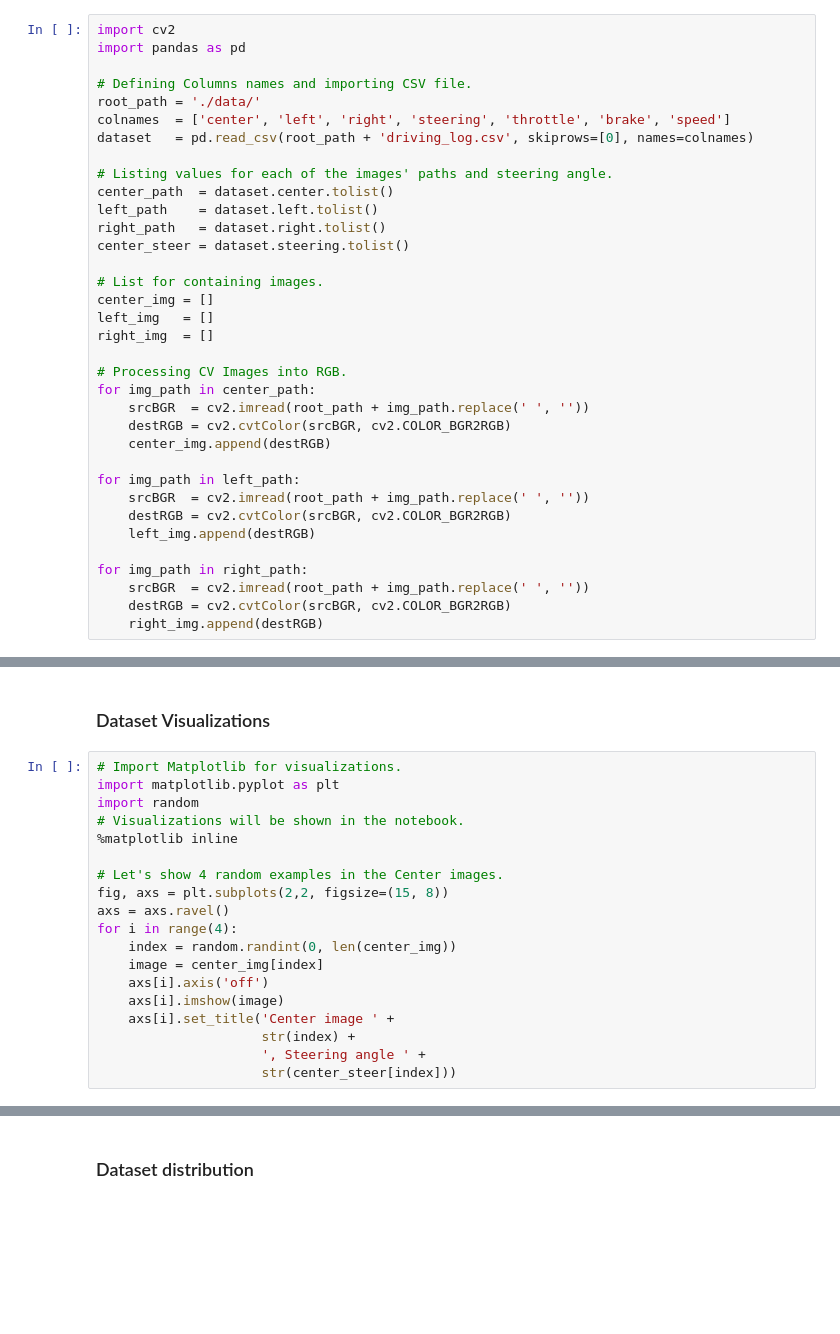
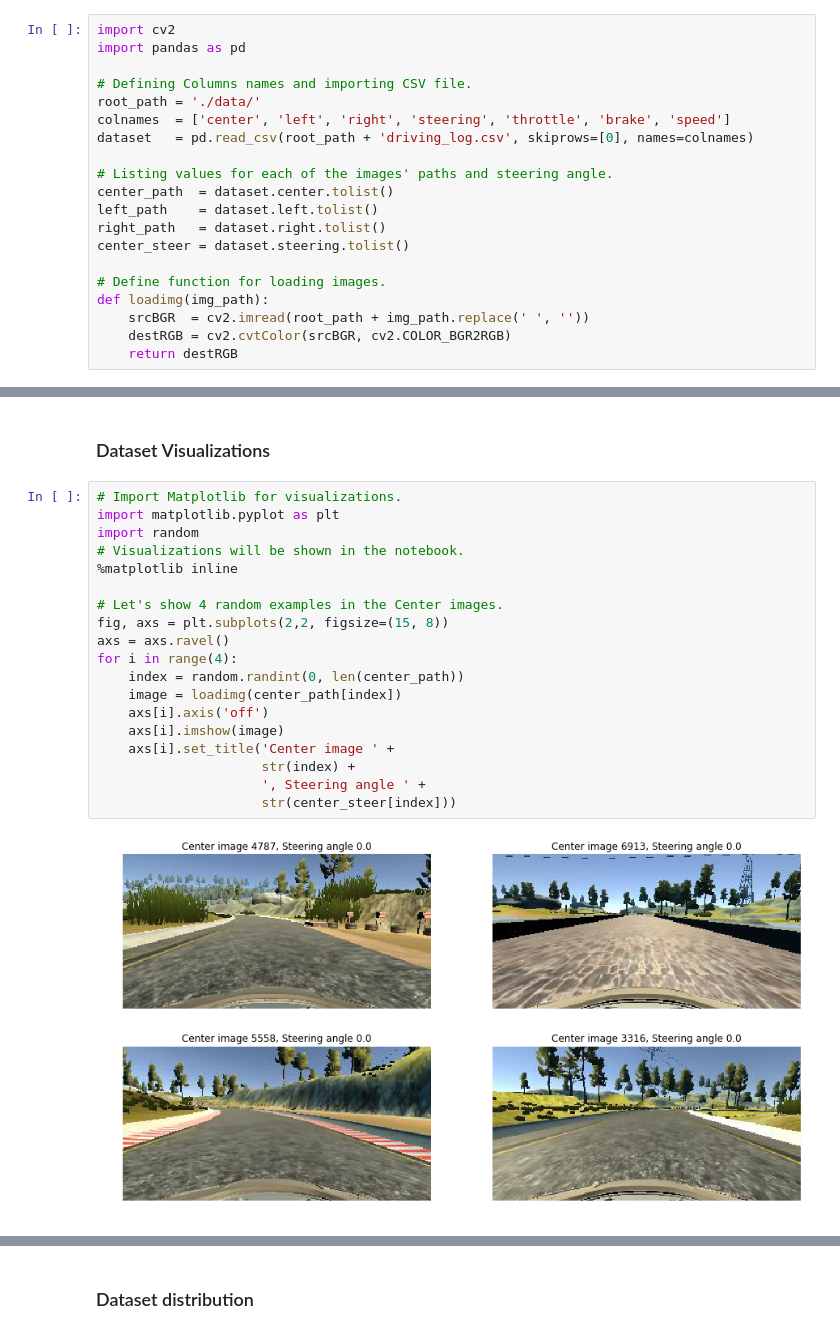
Before and after one commit to YggdrasillTech/SDCND_Project3, a Jupyter notebook: P3.ipynb, the cells around one changed output, grey strips where cells are left out. Drawn from its saved outputs; the diff is of its cells as text; blank space fills up the shorter version.

```diff
--- a/P3.ipynb
+++ b/P3.ipynb
@@ -15,26 +15,11 @@ left_path    = dataset.left.tolist()
 right_path   = dataset.right.tolist()
 center_steer = dataset.steering.tolist()
 
-# List for containing images.
-center_img = []
-left_img   = []
-right_img  = []
-
-# Processing CV Images into RGB.
-for img_path in center_path:
+# Define function for loading images.
+def loadimg(img_path):
     srcBGR  = cv2.imread(root_path + img_path.replace(' ', ''))
     destRGB = cv2.cvtColor(srcBGR, cv2.COLOR_BGR2RGB)
-    center_img.append(destRGB)
-
-for img_path in left_path:
-    srcBGR  = cv2.imread(root_path + img_path.replace(' ', ''))
-    destRGB = cv2.cvtColor(srcBGR, cv2.COLOR_BGR2RGB)
-    left_img.append(destRGB)
-
-for img_path in right_path:
-    srcBGR  = cv2.imread(root_path + img_path.replace(' ', ''))
-    destRGB = cv2.cvtColor(srcBGR, cv2.COLOR_BGR2RGB)
-    right_img.append(destRGB)
+    return destRGB
 # %% [markdown]
 ## Step 1: Dataset Summary & Exploration
 # %% [markdown]
@@ -61,22 +52,24 @@ print("Steering angle type     =", angle_type)
 # %%
 # Import Matplotlib for visualizations.
 import matplotlib.pyplot as plt
 import random
 # Visualizations will be shown in the notebook.
 %matplotlib inline
 
 # Let's show 4 random examples in the Center images.
 fig, axs = plt.subplots(2,2, figsize=(15, 8))
 axs = axs.ravel()
 for i in range(4):
-    index = random.randint(0, len(center_img))
-    image = center_img[index]
+    index = random.randint(0, len(center_path))
+    image = loadimg(center_path[index])
     axs[i].axis('off')
     axs[i].imshow(image)
     axs[i].set_title('Center image ' +
                      str(index) +
                      ', Steering angle ' +
                      str(center_steer[index]))
+# %% [output]
+[figure, added]
 # %%
 # Let's show 4 random examples in the Left images.
 fig, axs = plt.subplots(2,2, figsize=(15, 8))
```
Also changed, not shown: parts of 18 cells of this notebook, 1 other file.
